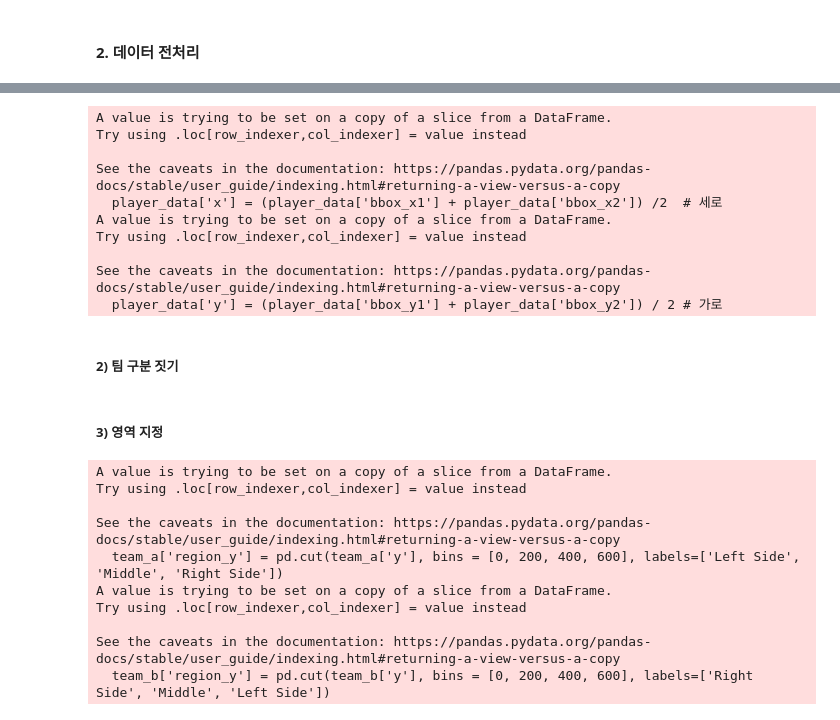
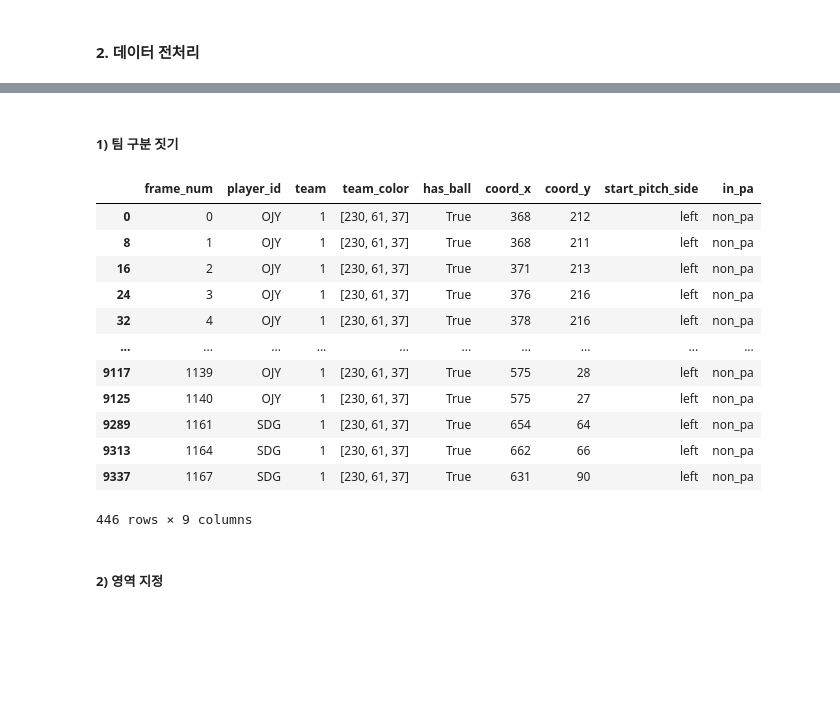
Before and after one commit to Kshi0219/adios-video, a Jupyter notebook: Kyungran/possession.ipynb, the cells around one changed output, grey strips where cells are left out. Drawn from its saved outputs; the diff is of its cells as text; code cells hidden in the pictures; blank space fills up the shorter version.

```diff
--- a/Kyungran/possession.ipynb
+++ b/Kyungran/possession.ipynb
@@ -56,40 +46,23 @@ player_data
-# %%
-player_data['x'] = (player_data['bbox_x1'] + player_data['bbox_x2']) /2  # 세로
-player_data['y'] = (player_data['bbox_y1'] + player_data['bbox_y2']) / 2 # 가로
-# %% [output]
-A value is trying to be set on a copy of a slice from a DataFrame.
-Try using .loc[row_indexer,col_indexer] = value instead
-
-See the caveats in the documentation: https://pandas.pydata.org/pandas-docs/stable/user_guide/indexing.html#returning-a-view-versus-a-copy
-  player_data['x'] = (player_data['bbox_x1'] + player_data['bbox_x2']) /2  # 세로
-A value is trying to be set on a copy of a slice from a DataFrame.
-Try using .loc[row_indexer,col_indexer] = value instead
-
-See the caveats in the documentation: https://pandas.pydata.org/pandas-docs/stable/user_guide/indexing.html#returning-a-view-versus-a-copy
-  player_data['y'] = (player_data['bbox_y1'] + player_data['bbox_y2']) / 2 # 가로
 # %% [markdown]
-##### 2) 팀 구분 짓기
+##### 1) 팀 구분 짓기
 # %%
 # 팀 구분
-team_a = player_data[player_data['team']==0]
-team_b = player_data[player_data['team']==1]
+team_a = player_data[player_data['start_pitch_side']=='left']
+team_b = player_data[player_data['start_pitch_side']=='right']
+team_a
+# %% [output]
+|  | frame_num | player_id | team | team_color | has_ball | coord_x | coord_y | start_pitch_side | in_pa |
+| 0 | 0 | OJY | 1 | [230, 61, 37] | True | 368 | 212 | left | non_pa |
+| 8 | 1 | OJY | 1 | [230, 61, 37] | True | 368 | 211 | left | non_pa |
+| 16 | 2 | OJY | 1 | [230, 61, 37] | True | 371 | 213 | left | non_pa |
+| 24 | 3 | OJY | 1 | [230, 61, 37] | True | 376 | 216 | left | non_pa |
+| 32 | 4 | OJY | 1 | [230, 61, 37] | True | 378 | 216 | left | non_pa |
+| ... | ... | ... | ... | ... | ... | ... | ... | ... | ... |
+| 9117 | 1139 | OJY | 1 | [230, 61, 37] | True | 575 | 28 | left | non_pa |
+| 9125 | 1140 | OJY | 1 | [230, 61, 37] | True | 575 | 27 | left | non_pa |
+| 9289 | 1161 | SDG | 1 | [230, 61, 37] | True | 654 | 64 | left | non_pa |
+| 9313 | 1164 | SDG | 1 | [230, 61, 37] | True | 662 | 66 | left | non_pa |
+| 9337 | 1167 | SDG | 1 | [230, 61, 37] | True | 631 | 90 | left | non_pa |
+446 rows × 9 columns
 # %% [markdown]
-##### 3) 영역 지정
+##### 2) 영역 지정
-# %%
-# 가로 기준 시각화
-# team a 영역 지정
-team_a['region_y'] = pd.cut(team_a['y'], bins = [0, 200, 400, 600], labels=['Left Side', 'Middle', 'Right Side'])
-
-# team b 영역 지정
-team_b['region_y'] = pd.cut(team_b['y'], bins = [0, 200, 400, 600], labels=['Right Side', 'Middle', 'Left Side'])
-# %% [output]
-A value is trying to be set on a copy of a slice from a DataFrame.
-Try using .loc[row_indexer,col_indexer] = value instead
-
-See the caveats in the documentation: https://pandas.pydata.org/pandas-docs/stable/user_guide/indexing.html#returning-a-view-versus-a-copy
-  team_a['region_y'] = pd.cut(team_a['y'], bins = [0, 200, 400, 600], labels=['Left Side', 'Middle', 'Right Side'])
-A value is trying to be set on a copy of a slice from a DataFrame.
-Try using .loc[row_indexer,col_indexer] = value instead
-
-See the caveats in the documentation: https://pandas.pydata.org/pandas-docs/stable/user_guide/indexing.html#returning-a-view-versus-a-copy
-  team_b['region_y'] = pd.cut(team_b['y'], bins = [0, 200, 400, 600], labels=['Right Side', 'Middle', 'Left Side'])
```
Also changed, not shown: parts of 16 cells of this notebook, 1 other file.
